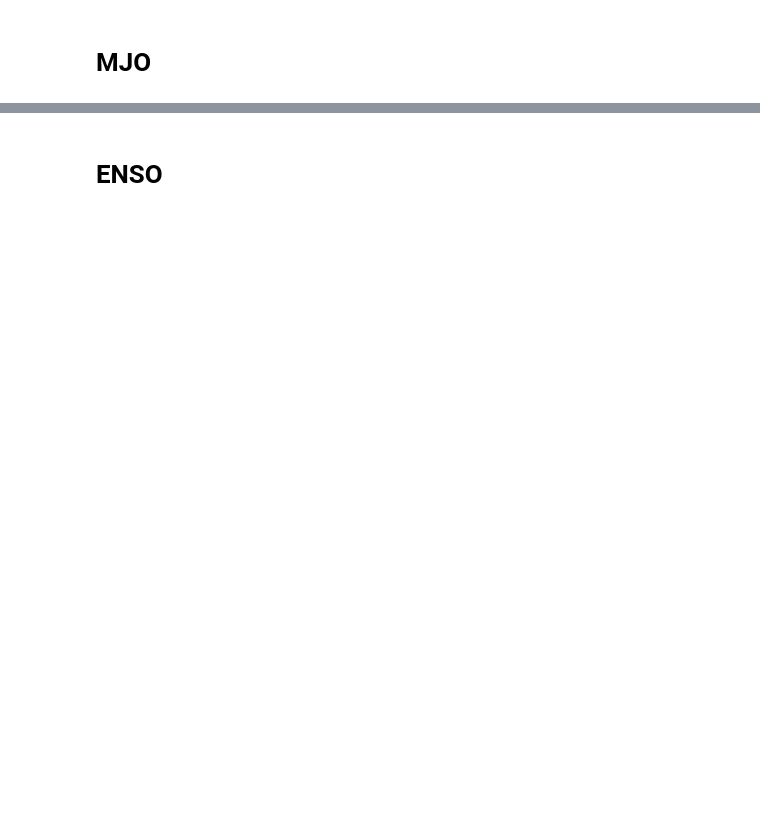
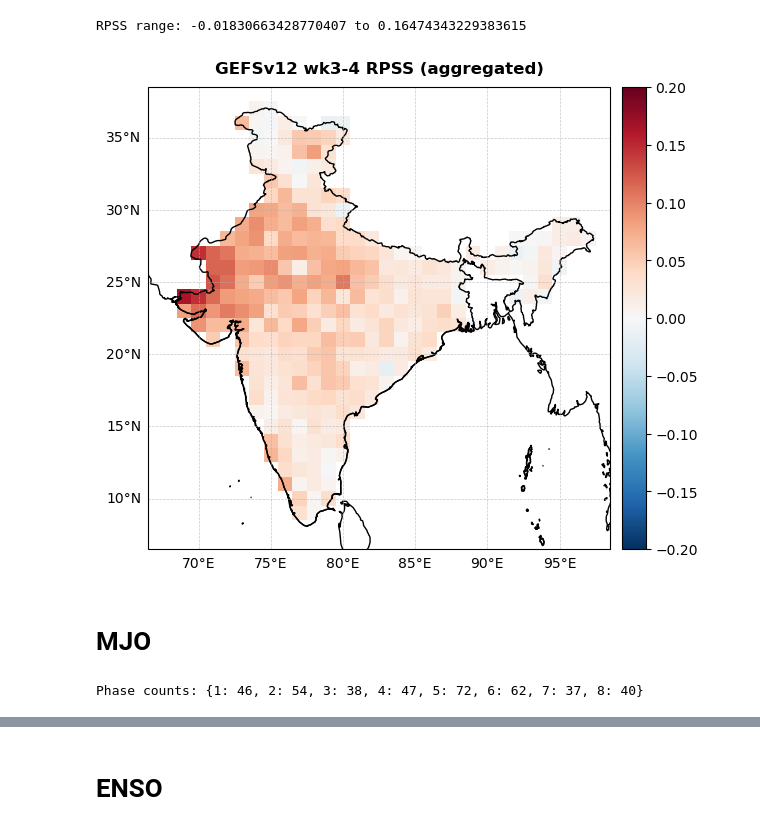
Before and after one commit to emileDesmaili/s2s-ismr-unet, a Jupyter notebook: RPSS_drivers.ipynb, the cells around one changed output, grey strips where cells are left out. Drawn from its saved outputs; the diff is of its cells as text; code cells hidden in the pictures; blank space fills up the shorter version.

```diff
--- a/RPSS_drivers.ipynb
+++ b/RPSS_drivers.ipynb
@@ -102,24 +71,56 @@ rpss_mean = rpss.mean(dim='T')
+# %%
+# obs_ohe is already one-hot (0/1); xskillscore expects (T, Y, X, category)
+obs_r  = obs_oheM.transpose('T','Y','X','category')   # one-hot obs
+fcast  = preds_M.transpose('T','Y','X','category')    # model forecast
+
+# Climatological forecast: 1/3 per category, same shape as fcast
+climo  = xr.full_like(fcast, 1/3)
+
+rps_model = xskillscore.rps(obs_r, fcast,  dim='T', category_edges=None, input_distributions='p')
+rps_climo = xskillscore.rps(obs_r, climo,  dim='T', category_edges=None, input_distributions='p')
+
+rpss = (1 - rps_model / rps_climo).where(~land_mask).assign_coords(X=real_X, Y=real_Y)
+
+print("RPSS range:", float(rpss.min().values), "to", float(rpss.max().values))
+# %% [output]
+RPSS range: -0.01830663428770407 to 0.16474343229383615
+# %%
+def plot_map(da, title="", cmap="RdBu_r", vmin=-0.2, vmax=0.2):
+    fig, ax = plt.subplots(figsize=(8,6), subplot_kw={'projection': ccrs.PlateCarree()})
+    im = da.plot(ax=ax, transform=ccrs.PlateCarree(), cmap=cmap,
+                 vmin=vmin, vmax=vmax, add_colorbar=False)
+    ax.coastlines()
+    reader = cartopy.io.shapereader.Reader('shapes/indian_borders.shp')
+    ax.add_geometries(reader.geometries(), ccrs.PlateCarree(),
+                      facecolor='none', edgecolor='black')
+    ax.set_title(title, fontsize=12, fontweight="bold", pad=10)
+    gl = ax.gridlines(draw_labels=True, linestyle="--", linewidth=0.5, alpha=0.7)
+    gl.top_labels = False; gl.right_labels = False
+    plt.colorbar(im, ax=ax, orientation="vertical", pad=0.02, fraction=0.05)
+    plt.show()
+
+plot_map(rpss, title="GEFSv12 wk3-4 RPSS (aggregated)")
+# %% [output]
+[figure, added]
 # %% [markdown]
 # MJO
 # %%
+mjo = pd.read_csv(
+    "download/mjo.txt", skiprows=2, sep=r'\s+', header=None,
+    names=["year","month","day","RMM1","RMM2","phase","amplitude","method","extra"],
+    na_values=[1e35, 999]
+).drop(columns="extra", errors="ignore")
+mjo["date"] = pd.to_datetime(dict(year=mjo.year, month=mjo.month, day=mjo.day), errors="coerce")
+mjo = mjo[(mjo['date'] >= '1980-01-01') & (mjo['date'] <= '2025-12-31')].set_index('date')
 
-mjo = pd.read_csv(
-    "download/mjo.txt",
-    skiprows=2,
-    delim_whitespace=True,
-    header=None,
-    names=["year","month","day","RMM1","RMM2","phase","amplitude","method", "extra"],
-    na_values=[1e35, 999]
-)
+df_mjo_roll = mjo[['RMM1','RMM2']].rolling(window=15, center=True, min_periods=1).mean()
+mjo_xr = df_mjo_roll.to_xarray()
 
-# drop the extra column (sometimes leftover from comments)
-mjo = mjo.drop(columns="extra", errors="ignore")
-
-# create datetime index
-mjo["date"] = pd.to_datetime(
-    dict(year=mjo.year, month=mjo.month, day=mjo.day),
-    errors="coerce"
-)
-
-#filter to get 1980-2025
-mjo = mjo[(mjo['date'] >= '1980-01-01') & (mjo['date'] <= '2025-12-31')]
+rpss_dates = pd.to_datetime(obs_oheM['T'].values)
+rmm1 = mjo_xr['RMM1'].sel(date=rpss_dates, method='nearest').values
+rmm2 = mjo_xr['RMM2'].sel(date=rpss_dates, method='nearest').values
+phase_num = (((np.arctan2(rmm2, rmm1) + 2*np.pi) % (2*np.pi)) // (np.pi/4) + 1).astype(int)
+phase_da  = xr.DataArray(phase_num, dims=('T',), coords={'T': obs_oheM['T']})
+print("Phase counts:", {int(p): int((phase_da==p).sum()) for p in range(1,9)})
+# %% [output]
+Phase counts: {1: 46, 2: 54, 3: 38, 4: 47, 5: 72, 6: 62, 7: 37, 8: 40}
```
Also changed, not shown: parts of 34 cells of this notebook, 7 other files.
